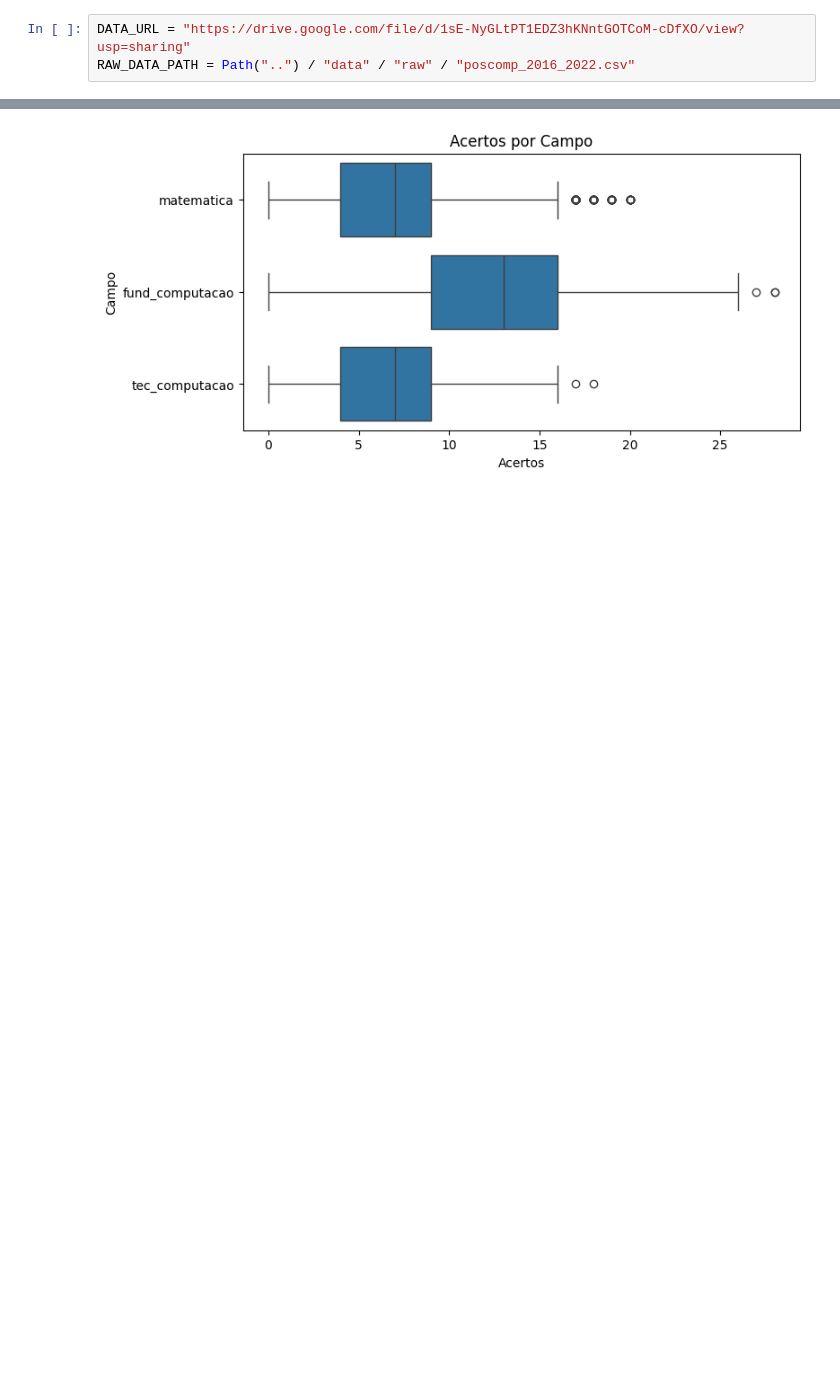
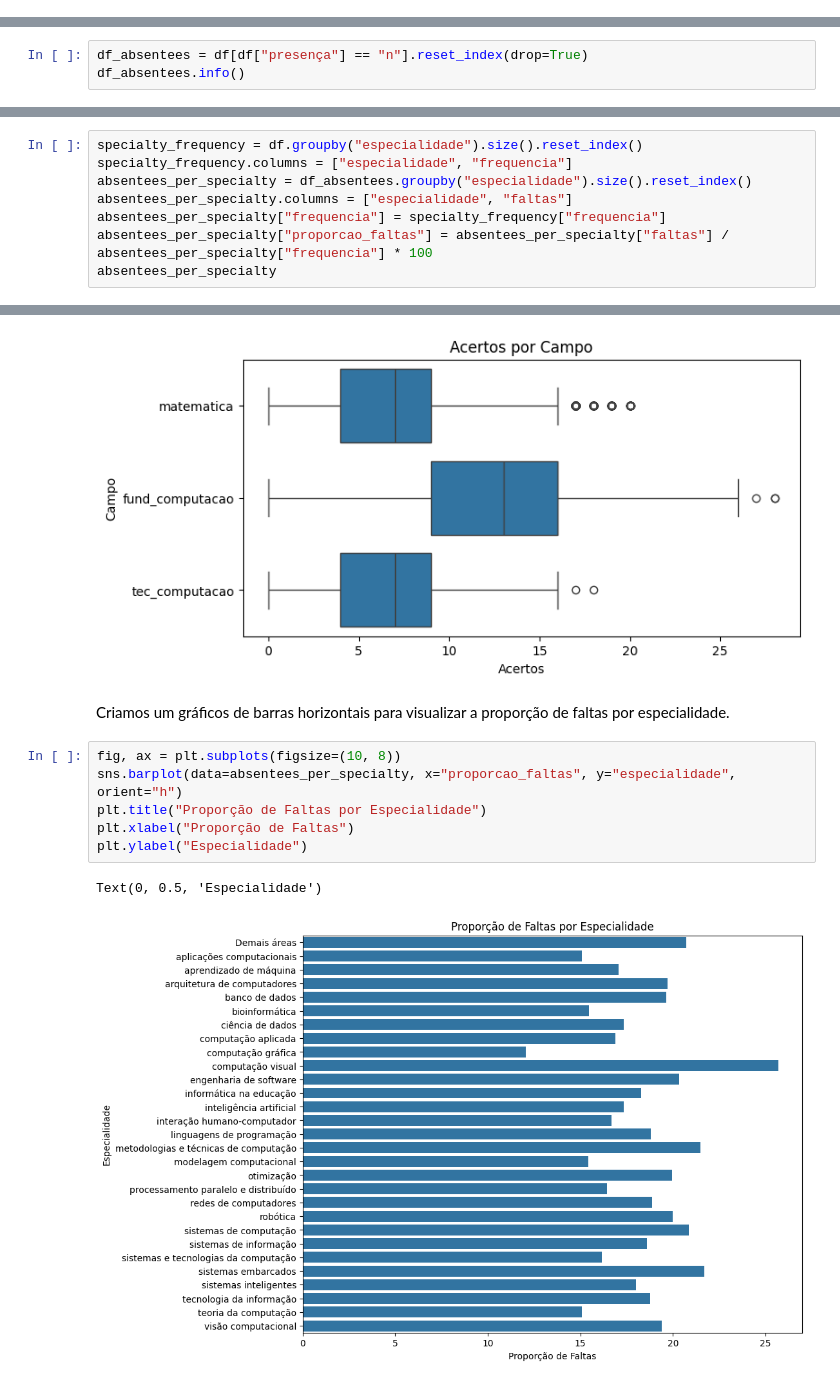
Before and after one commit to marcosnevary/poscomp-classification, a Jupyter notebook: notebooks/selection.ipynb, the cells around one changed output, grey strips where cells are left out. Drawn from its saved outputs; the diff is of its cells as text; blank space fills up the shorter version.

Commit message:
feat: adiciona pré-processamento, melhora seleção, adiciona pasta utils para armazenar funções de utilidade.

```diff
--- a/notebooks/selection.ipynb
+++ b/notebooks/selection.ipynb
@@ -15,6 +14,3 @@ Criamos as variáveis constantes `DATA_URL` e `OUTPUT_PATH` para armazenar, resp
-# %%
-DATA_URL = "https://drive.google.com/file/d/1sE-NyGLtPT1EDZ3hKNntGOTCoM-cDfXO/view?usp=sharing"
-RAW_DATA_PATH = Path("..") / "data" / "raw" / "poscomp_2016_2022.csv"
 # %% [markdown]
 Usamos a função `download` da biblioteca **gdown** para realizar o download dos dados brutos.
 # %%
@@ -165,0 +176,3 @@ field_scores_long_df
+# %%
+df_absentees = df[df["presença"] == "n"].reset_index(drop=True)
+df_absentees.info()
@@ -165,0 +199,8 @@ field_scores_long_df
+# %%
+specialty_frequency = df.groupby("especialidade").size().reset_index()
+specialty_frequency.columns = ["especialidade", "frequencia"]
+absentees_per_specialty = df_absentees.groupby("especialidade").size().reset_index()
+absentees_per_specialty.columns = ["especialidade", "faltas"]
+absentees_per_specialty["frequencia"] = specialty_frequency["frequencia"]
+absentees_per_specialty["proporcao_faltas"] = absentees_per_specialty["faltas"] / absentees_per_specialty["frequencia"] * 100
+absentees_per_specialty
@@ -200,3 +259,14 @@ plt.ylabel("Campo")
 # %% [output]
 Text(0, 0.5, 'Campo')
 [figure]
+# %% [markdown]
+Criamos um gráficos de barras horizontais para visualizar a proporção de faltas por especialidade.
+# %%
+fig, ax = plt.subplots(figsize=(10, 8))
+sns.barplot(data=absentees_per_specialty, x="proporcao_faltas", y="especialidade", orient="h")
+plt.title("Proporção de Faltas por Especialidade")
+plt.xlabel("Proporção de Faltas")
+plt.ylabel("Especialidade")
+# %% [output]
+Text(0, 0.5, 'Especialidade')
+[figure, added]
```
Also changed, not shown: parts of 14 cells of this notebook, 9 other files.
